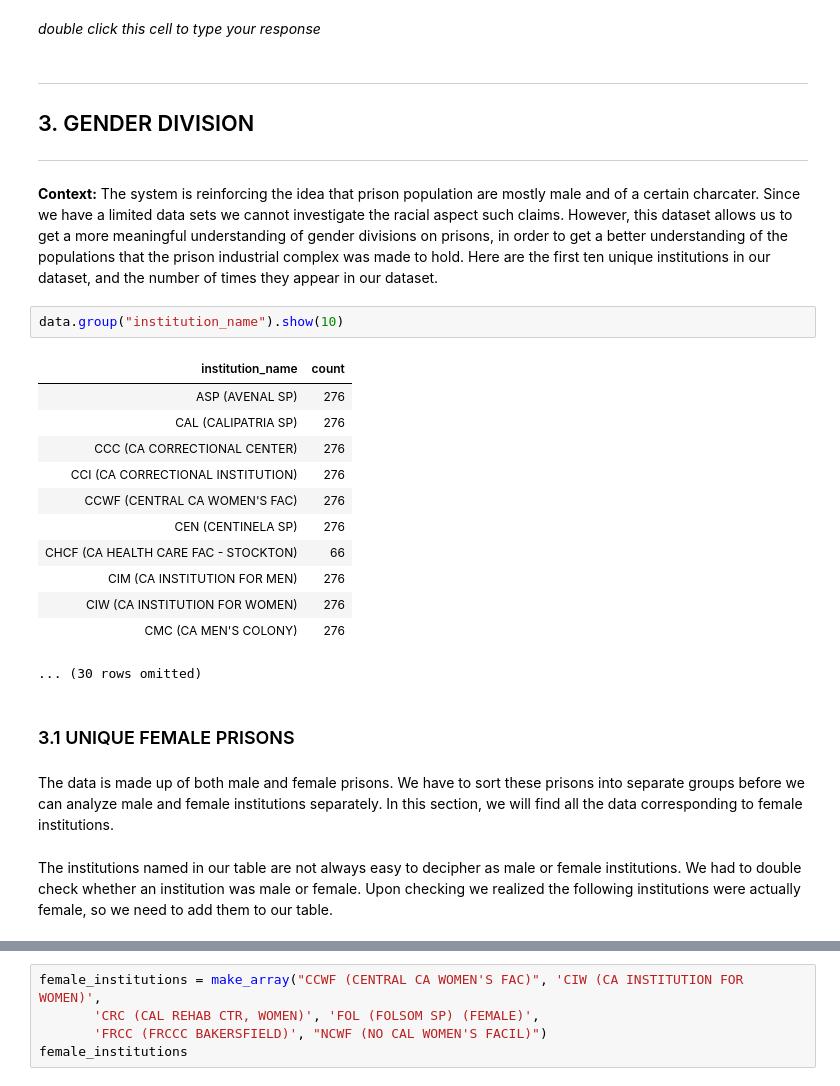
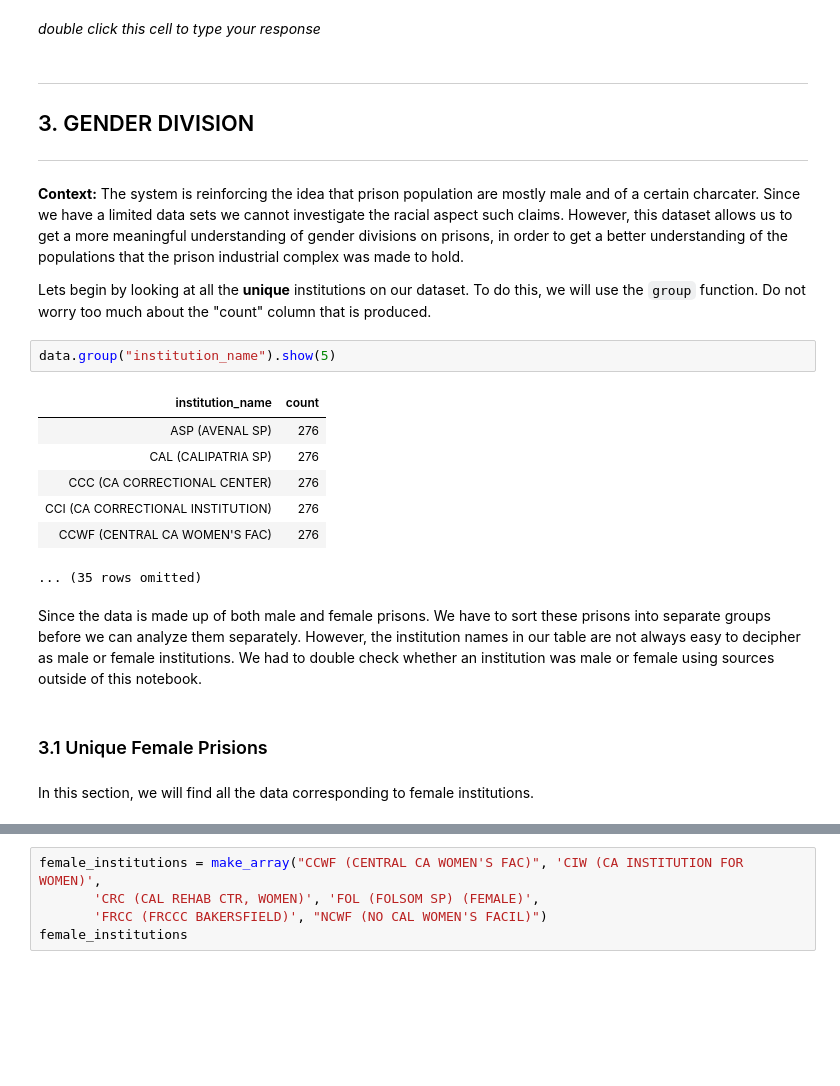
Before and after one commit to ds-modules/ES-21AC-SP19, a Jupyter notebook: incarceration.ipynb, the cells around one changed output, grey strips where cells are left out. Saved outputs shown, nothing was run; the diff lists cells and outputs as text; blank space fills up the shorter version.

Commit message:
changes made to notebook for sections- up to but not including- 3.1.1

```diff
--- a/incarceration.ipynb
+++ b/incarceration.ipynb
@@ -498,25 +444,22 @@ widgets.HBox([widgets.VBox([inp]), out])
 ---
 ## 3. GENDER DIVISION <a id='subsection1'></a>
 ---
-**Context:** The system is reinforcing the idea that prison population are mostly male and of a certain charcater. Since we have a limited data sets we cannot investigate the racial aspect such claims. However, this dataset allows us to get a more meaningful understanding of gender divisions on prisons, in order to get a better understanding of the populations that the prison industrial complex was made to hold. Here are the first ten unique institutions in our dataset, and the number of times they appear in our dataset.
+**Context:** The system is reinforcing the idea that prison population are mostly male and of a certain charcater. Since we have a limited data sets we cannot investigate the racial aspect such claims. However, this dataset allows us to get a more meaningful understanding of gender divisions on prisons, in order to get a better understanding of the populations that the prison industrial complex was made to hold.
+
+Lets begin by looking at all the **unique** institutions on our dataset. To do this, we will use the `group` function. Do not worry too much about the "count" column that is produced.
 # %%
-data.group("institution_name").show(10)
+data.group("institution_name").show(5)
 # %% [output]
 | institution_name | count |
 | ASP (AVENAL SP) | 276 |
 | CAL (CALIPATRIA SP) | 276 |
 | CCC (CA CORRECTIONAL CENTER) | 276 |
 | CCI (CA CORRECTIONAL INSTITUTION) | 276 |
 | CCWF (CENTRAL CA WOMEN'S FAC) | 276 |
-| CEN (CENTINELA SP) | 276 |
-| CHCF (CA HEALTH CARE FAC - STOCKTON) | 66 |
-| CIM (CA INSTITUTION FOR MEN) | 276 |
-| CIW (CA INSTITUTION FOR WOMEN) | 276 |
-| CMC (CA MEN'S COLONY) | 276 |
-... (30 rows omitted)
+... (35 rows omitted)
+# %% [markdown]
+Since the data is made up of both male and female prisons. We have to sort these prisons into separate groups before we can analyze them separately. However, the institution names in our table are not always easy to decipher as male or female institutions. We had to double check whether an institution was male or female using sources outside of this notebook.
 # %% [markdown]
-### 3.1 UNIQUE FEMALE PRISONS
+### 3.1 Unique Female Prisions
-# %% [markdown]
-The data is made up of both male and female prisons. We have to sort these prisons into separate groups before we can analyze male and female institutions separately. In this section, we will find all the data corresponding to female institutions.
-# %% [markdown]
-The institutions named in our table are not always easy to decipher as male or female institutions. We had to double check whether an institution was male or female. Upon checking we realized the following institutions were actually female, so we need to add them to our table.
+# %% [markdown]
+In this section, we will find all the data corresponding to female institutions.
```
Also changed, not shown: parts of 38 cells of this notebook.
